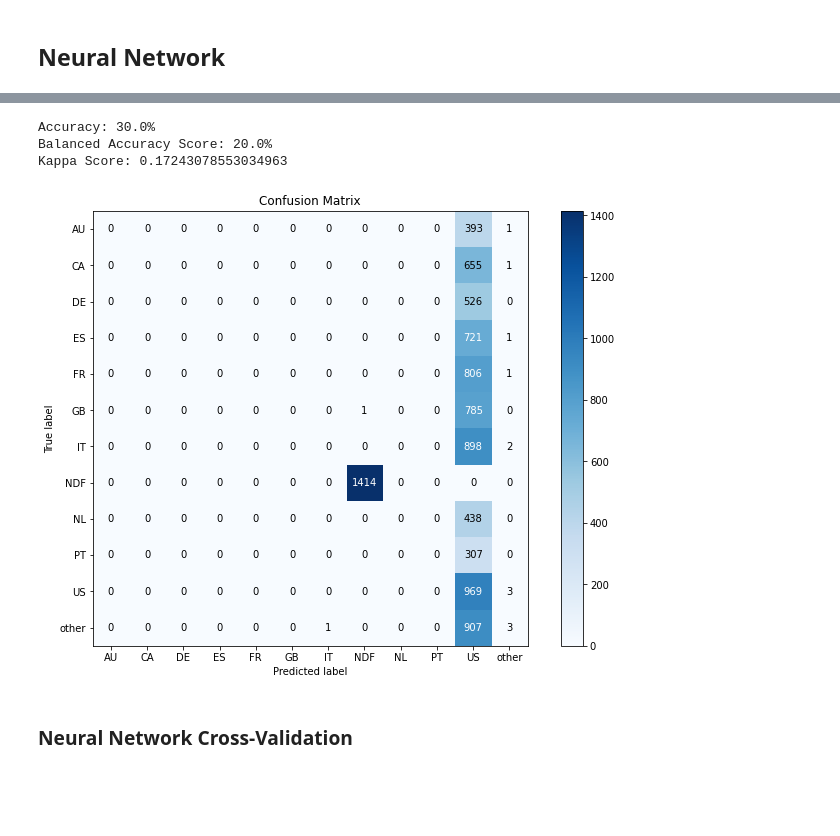
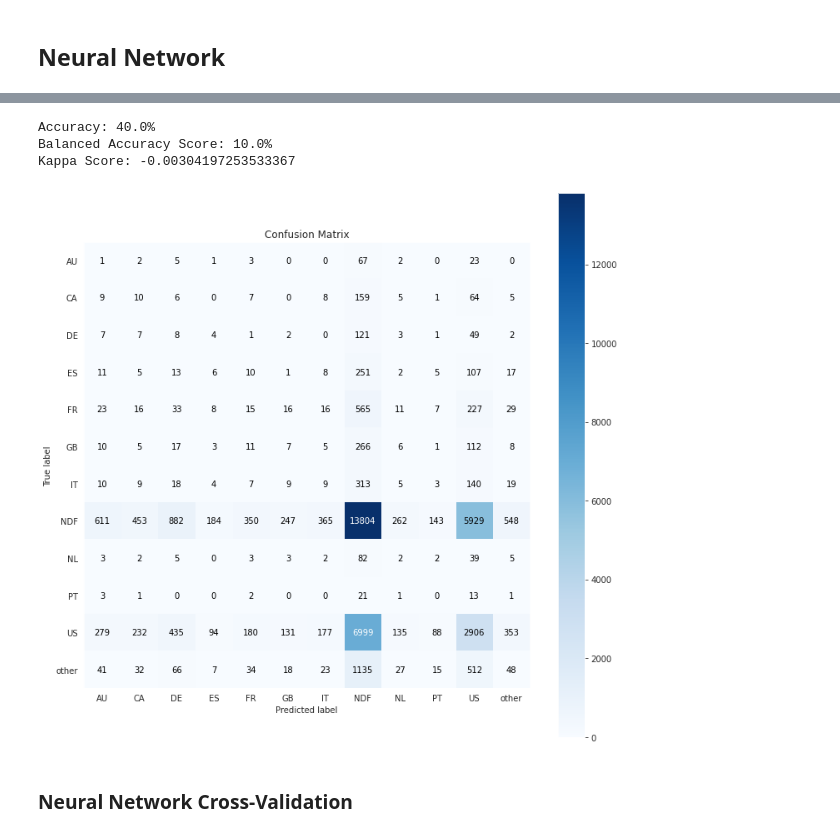
Before and after one commit to MarcosRMG/pa000_airbnb, a Jupyter notebook: notebooks/airbnb.ipynb, the cells around one changed output, grey strips where cells are left out. Cells and saved outputs as stored; diff of their text form; code cells hidden in the pictures; blank space fills up the shorter version.

Commit message:
Data balancing

```diff
--- a/notebooks/airbnb.ipynb
+++ b/notebooks/airbnb.ipynb
@@ -1159,13 +1132,15 @@ df7_3.to_csv('../data/processed/df_balanced.csv', index=False)
 # %% [markdown]
 ## Data Input
 # %%
-x_train = pd.read_csv('../data/processed/X_train.csv')
-x_test  = pd.read_csv('../data/processed/X_test.csv')
+x_train = pd.read_csv('../data/processed/x_balanced.csv')
+x_test  = pd.read_csv('../data/processed/X_test.csv').drop(columns='id')
 
-y_train = pd.read_csv('../data/processed/y_train.csv').values
-y_test = pd.read_csv('../data/processed/y_test.csv')
+y_train = pd.read_csv('../data/processed/y_balanced.csv').values
+y_test = pd.read_csv('../data/processed/y_test.csv').values.flatten()
 
 ohe = pickle.load(open('../data/models/one_hot_country_destination.pkl', 'rb'))
+# %%
+y_train = ohe.transform(y_train).toarray()
 # %% [markdown]
 ## Baseline Model
 # %%
@@ -1195,7 +1171,7 @@ np.mean(cross_val_score(DummyClassifier(strategy='stratified', random_state=seed
 # %%
 # Model definition
 model = models.Sequential()
-model.add(layers.Dense(256, input_dim=x_train.shape[1], activation='relu'))
+model.add(layers.Dense(64, input_dim=x_train.shape[1], activation='relu'))
 model.add(layers.Dense(12, activation='softmax'))
 
 # model compile
@@ -1235,21 +1211,21 @@ pred_nn = model.predict(x_test)
 yhat_nn = ohe.inverse_transform(pred_nn).flatten()
 
 # Prediction prepare
-y_test_nn = y_test.to_numpy().flatten()
+y_test_nn = y_test.copy()
 # %%
 # Accuracy
 print(f'Accuracy: {round(accuracy_score(y_test_nn, yhat_nn), 1) * 100}%')
 print(f'Balanced Accuracy Score: {round(balanced_accuracy_score(y_test_nn, yhat_nn), 1) * 100}%')
 print(f'Kappa Score: {cohen_kappa_score(y_test_nn, yhat_nn)}')
 
 # Confusion Matrix
-plot_confusion_matrix(y_test_nn, yhat_nn)
+plot_confusion_matrix(y_test_nn, yhat_nn, figsize=(12, 12))
 plt.show()
 # %% [output]
-Accuracy: 30.0%
-Balanced Accuracy Score: 20.0%
-Kappa Score: 0.17243078553034963
+Accuracy: 40.0%
+Balanced Accuracy Score: 10.0%
+Kappa Score: -0.00304197253533367
-[figure, old version]
+[figure, new version]
 # %% [markdown]
 ### Neural Network Cross-Validation
 # %%
```
Also changed, not shown: parts of 17 cells of this notebook.
